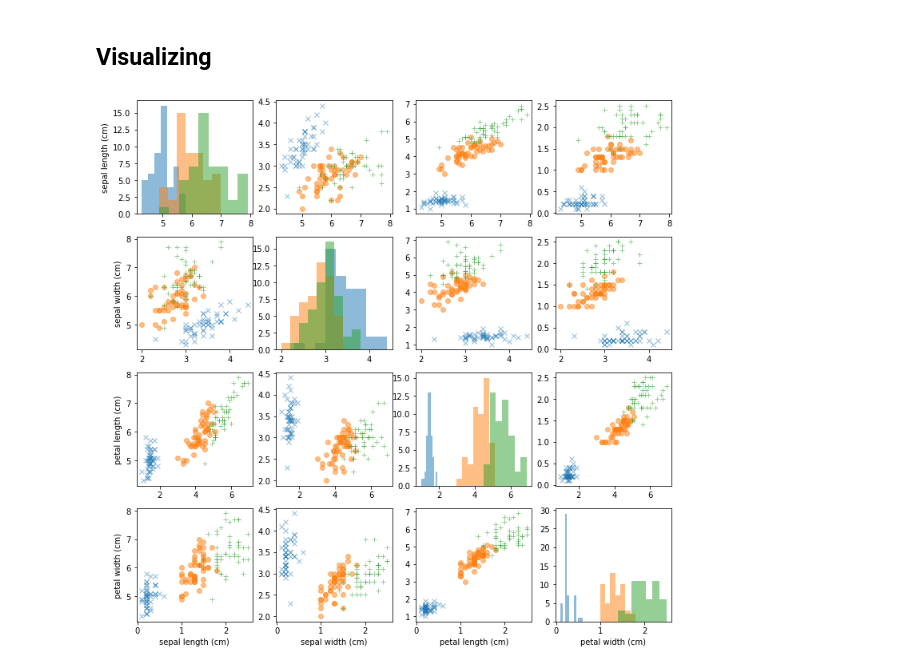
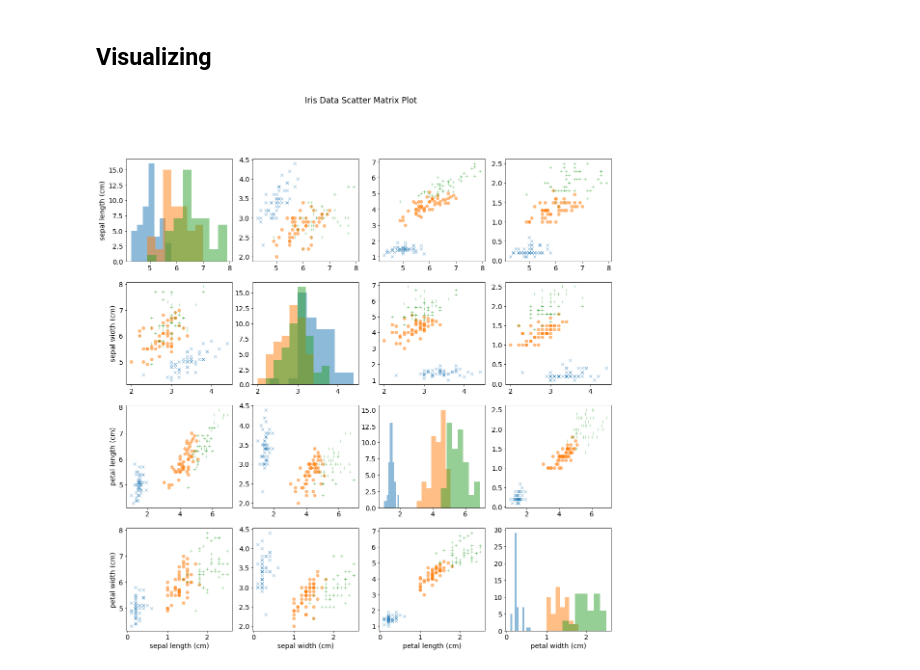
Before and after one commit to cybera/fellowship-iris-example, a Jupyter notebook: notebooks/IrisLoadAndDisplay.ipynb, the cells around one changed output. Cells and saved outputs as stored; diff of their text form; code cells hidden in the pictures.

Commit message:
increased figure size, added export, added fig title

```diff
--- a/notebooks/IrisLoadAndDisplay.ipynb
+++ b/notebooks/IrisLoadAndDisplay.ipynb
@@ -13,7 +13,7 @@ import sklearn.datasets
 import scripts.visualization.graphs as myGraphs
 
 import matplotlib.pyplot as plt
-plt.rcParams['figure.figsize'] = (12,12)
+plt.rcParams['figure.figsize'] = (18,18)
 # %%
 data = sklearn.datasets.load_iris(as_frame=True)
 # %%
@@ -34,5 +34,7 @@ df.head()
 ## Visualizing
 # %%
 fig, axs = myGraphs.scatterMatrix(df, 'target')
+fig.suptitle('Iris Data Scatter Matrix Plot')
+fig.savefig('/home/jovyan/report/ScatterMatrixPlot.png')
 # %% [output]
-[figure, old version]
+[figure, new version]
```
Also changed, not shown: 1 other file.
